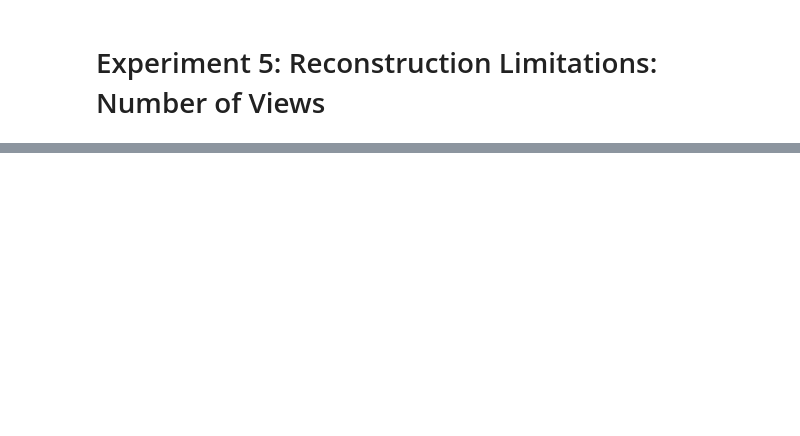
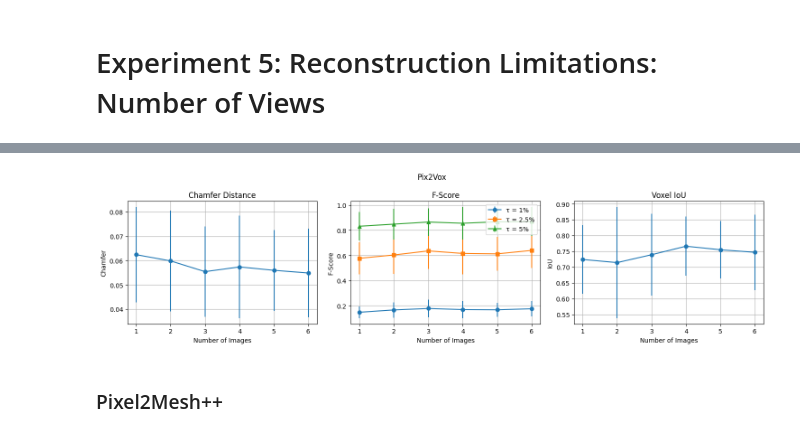
Before and after one commit to etiiiR/Bachelor-Thesis, a Jupyter notebook: notebooks/exp_5_number_of_views.ipynb, the cells around one changed output, grey strips where cells are left out. Cells and saved outputs as stored; diff of their text form; code cells hidden in the pictures; blank space fills up the shorter version.

```diff
--- a/notebooks/exp_5_number_of_views.ipynb
+++ b/notebooks/exp_5_number_of_views.ipynb
@@ -95,0 +173,6 @@ plt.show()
+# %%
+plot_model_metrics(pix2vox, title="Pix2Vox")
+# %% [output]
+[figure, added]
+# %% [markdown]
+### Pixel2Mesh++
```
Also changed, not shown: parts of 13 cells of this notebook.
